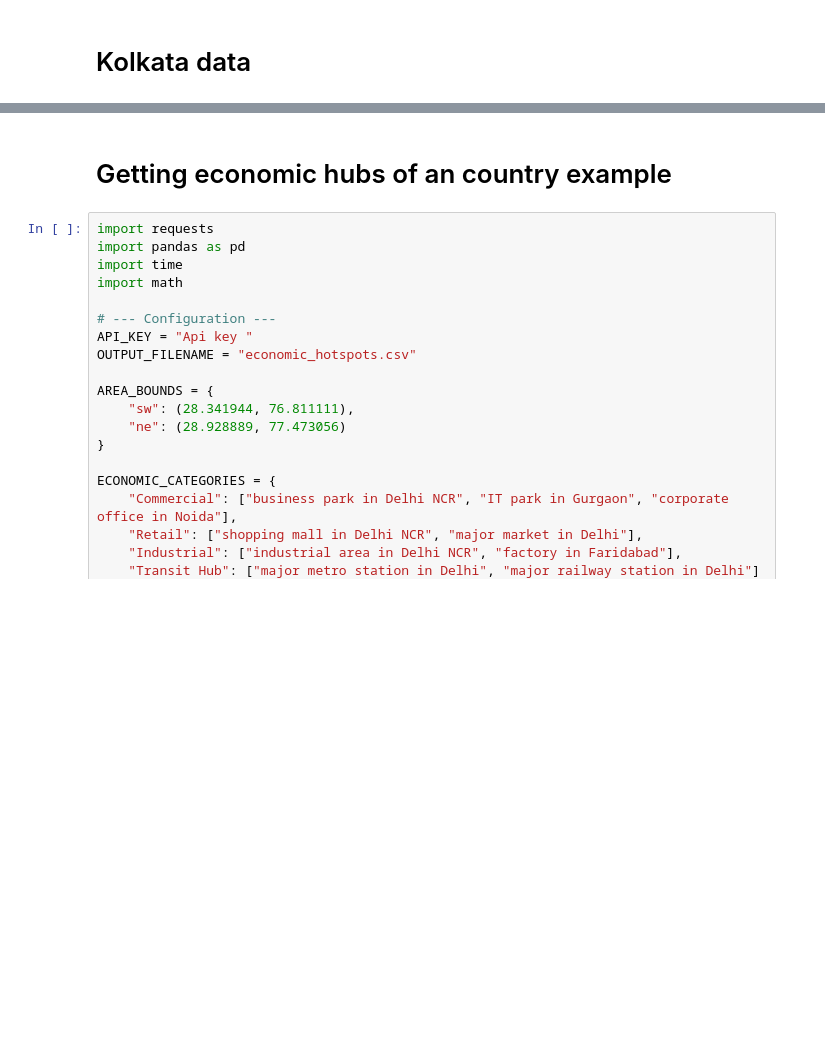
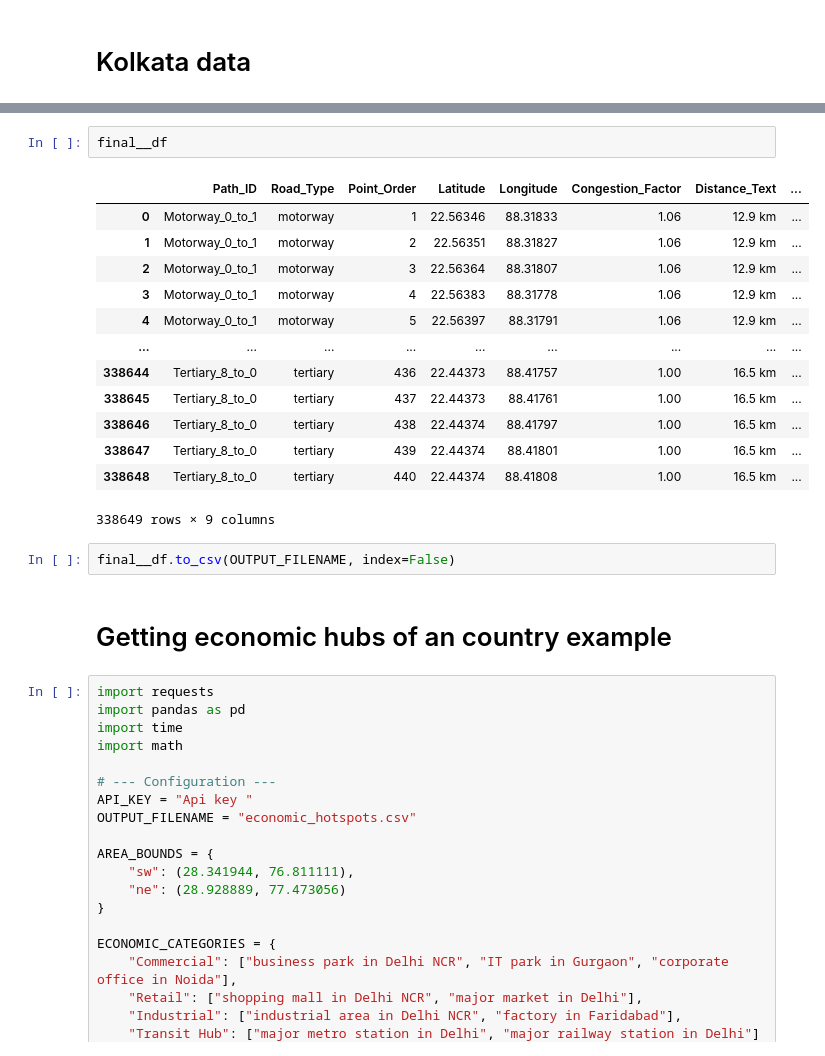
Before and after one commit to Mehul1729/Congestion_Economy, a Jupyter notebook: Fetch_Traffic_Data.ipynb, the cells around one changed output, grey strips where cells are left out. Saved outputs shown, nothing was run; the diff lists cells and outputs as text; blank space fills up the shorter version.

```diff
--- a/Fetch_Traffic_Data.ipynb
+++ b/Fetch_Traffic_Data.ipynb
@@ -1079,3 +1458,21 @@ else:
+# %%
+final__df
+# %% [output]
+|  | Path_ID | Road_Type | Point_Order | Latitude | Longitude | Congestion_Factor | Distance_Text | ... |
+| 0 | Motorway_0_to_1 | motorway | 1 | 22.56346 | 88.31833 | 1.06 | 12.9 km | ... |
+| 1 | Motorway_0_to_1 | motorway | 2 | 22.56351 | 88.31827 | 1.06 | 12.9 km | ... |
+| 2 | Motorway_0_to_1 | motorway | 3 | 22.56364 | 88.31807 | 1.06 | 12.9 km | ... |
+| 3 | Motorway_0_to_1 | motorway | 4 | 22.56383 | 88.31778 | 1.06 | 12.9 km | ... |
+| 4 | Motorway_0_to_1 | motorway | 5 | 22.56397 | 88.31791 | 1.06 | 12.9 km | ... |
+| ... | ... | ... | ... | ... | ... | ... | ... | ... |
+| 338644 | Tertiary_8_to_0 | tertiary | 436 | 22.44373 | 88.41757 | 1.00 | 16.5 km | ... |
+| 338645 | Tertiary_8_to_0 | tertiary | 437 | 22.44373 | 88.41761 | 1.00 | 16.5 km | ... |
+| 338646 | Tertiary_8_to_0 | tertiary | 438 | 22.44374 | 88.41797 | 1.00 | 16.5 km | ... |
+| 338647 | Tertiary_8_to_0 | tertiary | 439 | 22.44374 | 88.41801 | 1.00 | 16.5 km | ... |
+| 338648 | Tertiary_8_to_0 | tertiary | 440 | 22.44374 | 88.41808 | 1.00 | 16.5 km | ... |
+338649 rows × 9 columns
+# %%
+final__df.to_csv(OUTPUT_FILENAME, index=False)
 # %% [markdown]
 # Getting economic hubs of an country example
 # %%
```
Also changed, not shown: parts of 11 cells of this notebook.
